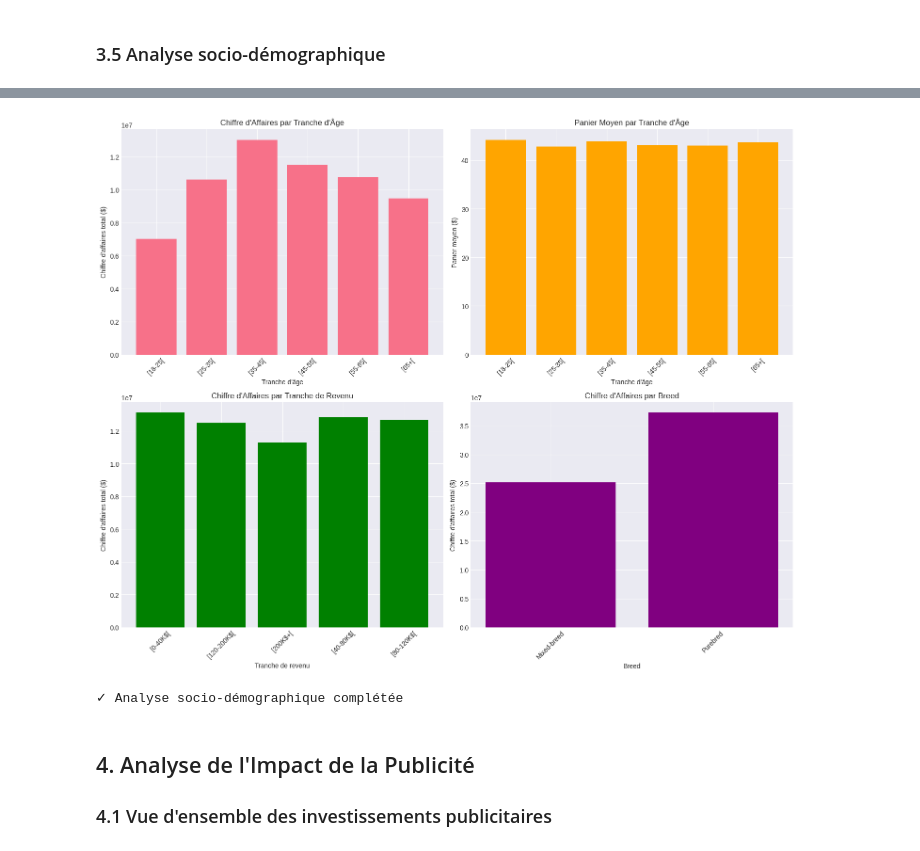
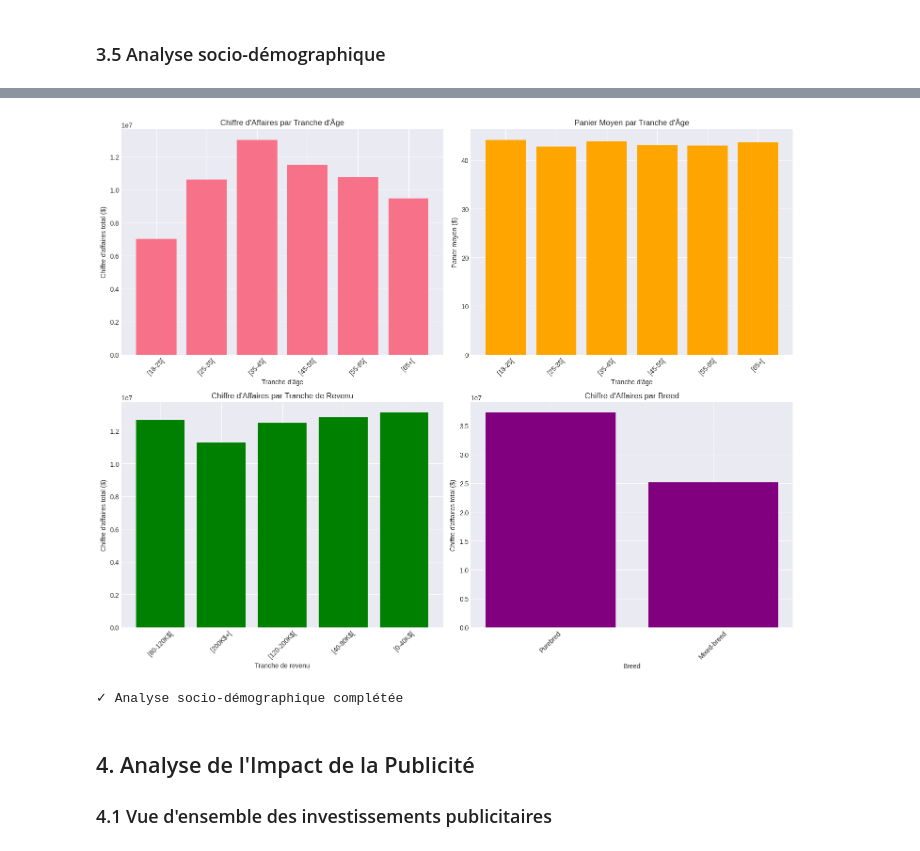
Before and after one commit to NathanDuboisset/data_challenge_mie, a Jupyter notebook: data_analysis.ipynb, the cells around one changed output, grey strips where cells are left out. Drawn from its saved outputs; the diff is of its cells as text; code cells hidden in the pictures.

```diff
--- a/data_analysis.ipynb
+++ b/data_analysis.ipynb
@@ -409,23 +433,26 @@ SD Ca Adt PftDig CknVegRStw 12x12.8oz cs  714675.35   16193.0         14307
 # %% [markdown]
 ### 3.5 Analyse socio-démographique
 # %%
-# Merge avec les données socio-démographiques
-df_purchases_socio = df_purchases.merge(df_socio, on='customer_id', how='left')
+# Merge avec les données socio-démographiques - Polars join
+df_purchases_socio = df_purchases.join(df_socio, on='customer_id', how='left')
 
 print("ANALYSE SOCIO-DÉMOGRAPHIQUE")
 print("=" * 80)
 
 # Distribution par âge
 print("\nDistribution par âge:")
-print(df_socio['age'].value_counts().sort_index())
+age_dist = df_socio.group_by('age').agg(pl.len().alias('count')).sort('age')
+print(age_dist)
 
 # Distribution par revenu
 print("\nDistribution par revenu:")
-print(df_socio['income'].value_counts())
+income_dist = df_socio.group_by('income').agg(pl.len().alias('count')).sort('count', descending=True)
+print(income_dist)
 
 # Distribution par breed
 print("\nDistribution par breed:")
-print(df_socio['breed'].value_counts())
+breed_dist = df_socio.group_by('breed').agg(pl.len().alias('count')).sort('count', descending=True)
+print(breed_dist)
 # %% [output]
 ANALYSE SOCIO-DÉMOGRAPHIQUE
 ================================================================================
@@ -447,48 +474,82 @@ Name: count, dtype: int64
 # %%
-# Performance par segment socio-démographique
+# Performance par segment socio-démographique - Polars
 fig, axes = plt.subplots(2, 2, figsize=(15, 12))
 
-# Ventes par âge
-age_sales = df_purchases_socio.groupby('age')['sales'].agg(['sum', 'mean', 'count']).sort_index()
+# Ventes par âge - Conversion en Pandas pour viz
+age_sales = (
+    df_purchases_socio
+    .filter(pl.col('age').is_not_null())
+    .group_by('age')
+    .agg([
+        pl.col('sales').sum().alias('sum'),
+        pl.col('sales').mean().alias('mean'),
+        pl.len().alias('count')
+    ])
+    .sort('age')
+    .to_pandas()
+)
+
 axes[0, 0].bar(range(len(age_sales)), age_sales['sum'])
 axes[0, 0].set_xticks(range(len(age_sales)))
-axes[0, 0].set_xticklabels(age_sales.index, rotation=45)
+axes[0, 0].set_xticklabels(age_sales['age'], rotation=45)
 axes[0, 0].set_xlabel('Tranche d\'âge')
 axes[0, 0].set_ylabel('Chiffre d\'affaires total ($)')
 axes[0, 0].set_title('Chiffre d\'Affaires par Tranche d\'Âge')
 
 # Panier moyen par âge
 axes[0, 1].bar(range(len(age_sales)), age_sales['mean'], color='orange')
 axes[0, 1].set_xticks(range(len(age_sales)))
-axes[0, 1].set_xticklabels(age_sales.index, rotation=45)
+axes[0, 1].set_xticklabels(age_sales['age'], rotation=45)
 axes[0, 1].set_xlabel('Tranche d\'âge')
 axes[0, 1].set_ylabel('Panier moyen ($)')
 axes[0, 1].set_title('Panier Moyen par Tranche d\'Âge')
 
 # Ventes par revenu
-income_sales = df_purchases_socio.groupby('income')['sales'].agg(['sum', 'mean', 'count'])
+income_sales = (
+    df_purchases_socio
+    .filter(pl.col('income').is_not_null())
+    .group_by('income')
+    .agg([
+        pl.col('sales').sum().alias('sum'),
+        pl.col('sales').mean().alias('mean'),
+        pl.len().alias('count')
+    ])
+    .to_pandas()
+)
+
 axes[1, 0].bar(range(len(income_sales)), income_sales['sum'], color='green')
 axes[1, 0].set_xticks(range(len(income_sales)))
-axes[1, 0].set_xticklabels(income_sales.index, rotation=45)
+axes[1, 0].set_xticklabels(income_sales['income'], rotation=45)
 axes[1, 0].set_xlabel('Tranche de revenu')
 axes[1, 0].set_ylabel('Chiffre d\'affaires total ($)')
 axes[1, 0].set_title('Chiffre d\'Affaires par Tranche de Revenu')
 
 # Ventes par breed
-breed_sales = df_purchases_socio.groupby('breed')['sales'].agg(['sum', 'mean', 'count'])
+breed_sales = (
+    df_purchases_socio
+    .filter(pl.col('breed').is_not_null())
+    .group_by('breed')
+    .agg([
+        pl.col('sales').sum().alias('sum'),
+        pl.col('sales').mean().alias('mean'),
+        pl.len().alias('count')
+    ])
+    .to_pandas()
+)
+
 axes[1, 1].bar(range(len(breed_sales)), breed_sales['sum'], color='purple')
 axes[1, 1].set_xticks(range(len(breed_sales)))
-axes[1, 1].set_xticklabels(breed_sales.index, rotation=45)
+axes[1, 1].set_xticklabels(breed_sales['breed'], rotation=45)
 axes[1, 1].set_xlabel('Breed')
 axes[1, 1].set_ylabel('Chiffre d\'affaires total ($)')
 axes[1, 1].set_title('Chiffre d\'Affaires par Breed')
 
 plt.tight_layout()
 plt.show()
 
 print("\n✓ Analyse socio-démographique complétée")
 # %% [output]
-[figure, old version]
+[figure, new version]
 ✓ Analyse socio-démographique complétée
 # %% [markdown]
 ## 4. Analyse de l'Impact de la Publicité
```
Also changed, not shown: parts of 9 cells of this notebook, 2 other files.
